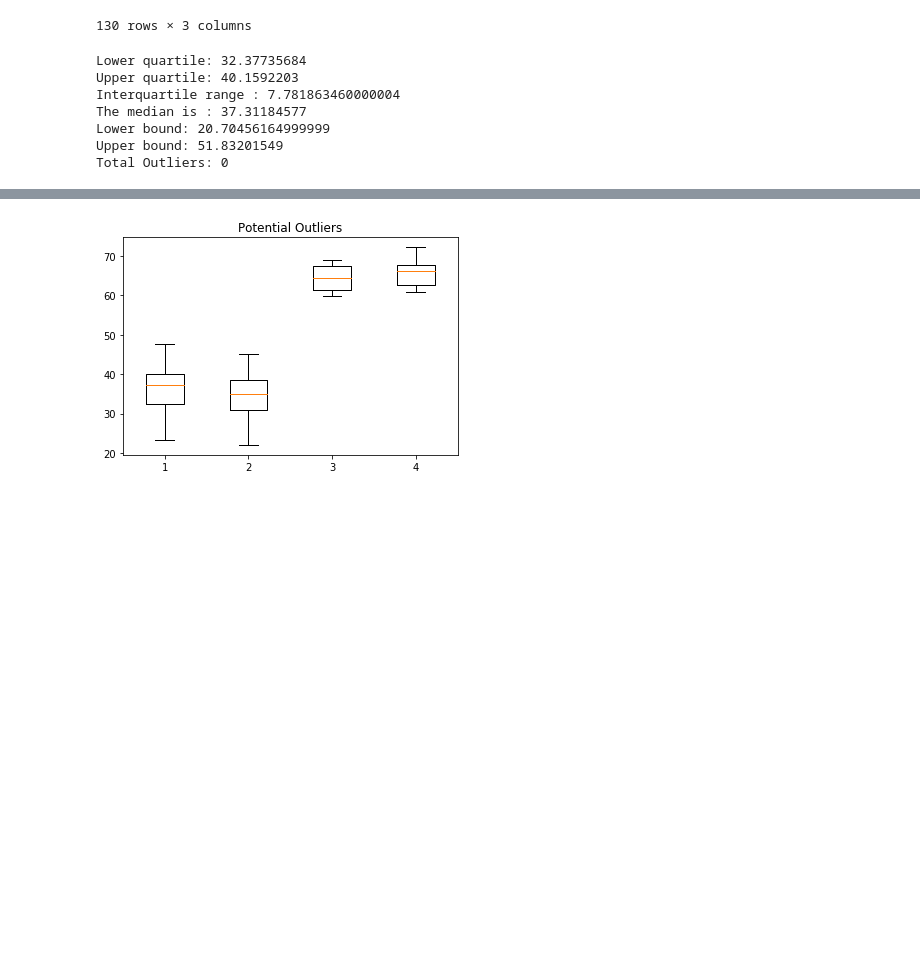
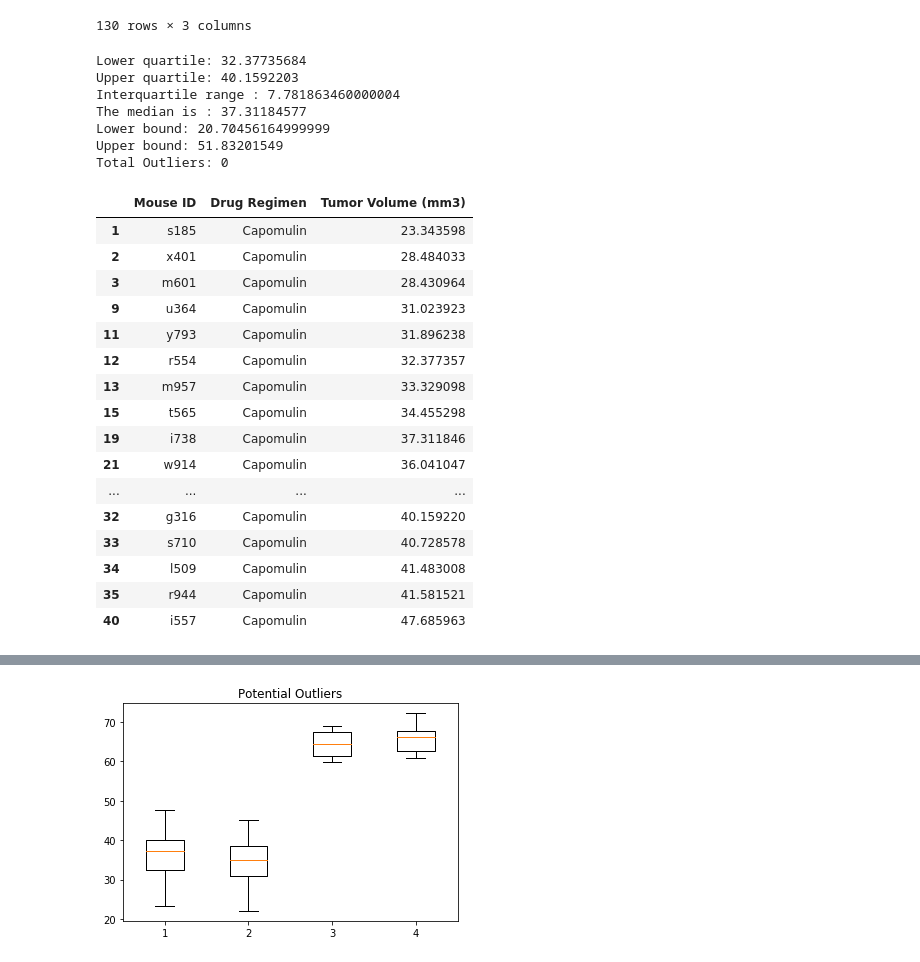
Before and after one commit to arroyopablo83/Matplotlib-Homework, a Jupyter notebook: 02-Homework_05-Matplotlib_Instructions_Pymaceuticals_pymaceuticals_starter.ipynb, the cells around one changed output, grey strips where cells are left out. Drawn from its saved outputs; the diff is of its cells as text; code cells hidden in the pictures; blank space fills up the shorter version.

```diff
--- a/02-Homework_05-Matplotlib_Instructions_Pymaceuticals_pymaceuticals_starter.ipynb
+++ b/02-Homework_05-Matplotlib_Instructions_Pymaceuticals_pymaceuticals_starter.ipynb
@@ -192,36 +192,51 @@ capomulin = pablo2[pablo2["Drug Regimen"] == "Capomulin"]
 
 quartiles = capomulin["Tumor Volume (mm3)"].quantile([.25,.5,.75])
 lowerqc = quartiles[.25]
 upperqc = quartiles[.75]
 iqrc = upperqc - lowerqc
 
 lowerbc = lowerqc - (1.5* iqrc)
 upperbc = upperqc + (1.5*iqrc)
 
 
 outliers1 = capomulin[capomulin["Tumor Volume (mm3)"] < lowerbc]
 outliers2 = capomulin[capomulin["Tumor Volume (mm3)"] > upperbc]
 outliers = pd.merge(outliers1, outliers2, on="Mouse ID", how ="outer")
 
 print(f"Lower quartile: {lowerqc}")
 print(f"Upper quartile: {upperqc}")
 print(f"Interquartile range : {iqrc}")
 print(f"The median is : {quartiles[0.5]}")
 
 print(f"Lower bound: {lowerbc}")
 print(f"Upper bound: {upperbc}")
 print(f"Total Outliers: {len(outliers)}")
-
-#Capomulin Ramicane Ceftamin Infubinol
-#capomulin.mean()
+capomulin
 # %% [output]
 Lower quartile: 32.37735684
 Upper quartile: 40.1592203
 Interquartile range : 7.781863460000004
 The median is : 37.31184577
 Lower bound: 20.70456164999999
 Upper bound: 51.83201549
 Total Outliers: 0
+|  | Mouse ID | Drug Regimen | Tumor Volume (mm3) |
+| 1 | s185 | Capomulin | 23.343598 |
+| 2 | x401 | Capomulin | 28.484033 |
+| 3 | m601 | Capomulin | 28.430964 |
+| 9 | u364 | Capomulin | 31.023923 |
+| 11 | y793 | Capomulin | 31.896238 |
+| 12 | r554 | Capomulin | 32.377357 |
+| 13 | m957 | Capomulin | 33.329098 |
+| 15 | t565 | Capomulin | 34.455298 |
+| 19 | i738 | Capomulin | 37.311846 |
+| 21 | w914 | Capomulin | 36.041047 |
+| ... | ... | ... | ... |
+| 32 | g316 | Capomulin | 40.159220 |
+| 33 | s710 | Capomulin | 40.728578 |
+| 34 | l509 | Capomulin | 41.483008 |
+| 35 | r944 | Capomulin | 41.581521 |
+| 40 | i557 | Capomulin | 47.685963 |
 # %%
 #Ramicane Ceftamin Infubinol
 ramicane = pablo2[pablo2["Drug Regimen"] == "Ramicane"]
```
Also changed, not shown: parts of 4 cells of this notebook.
